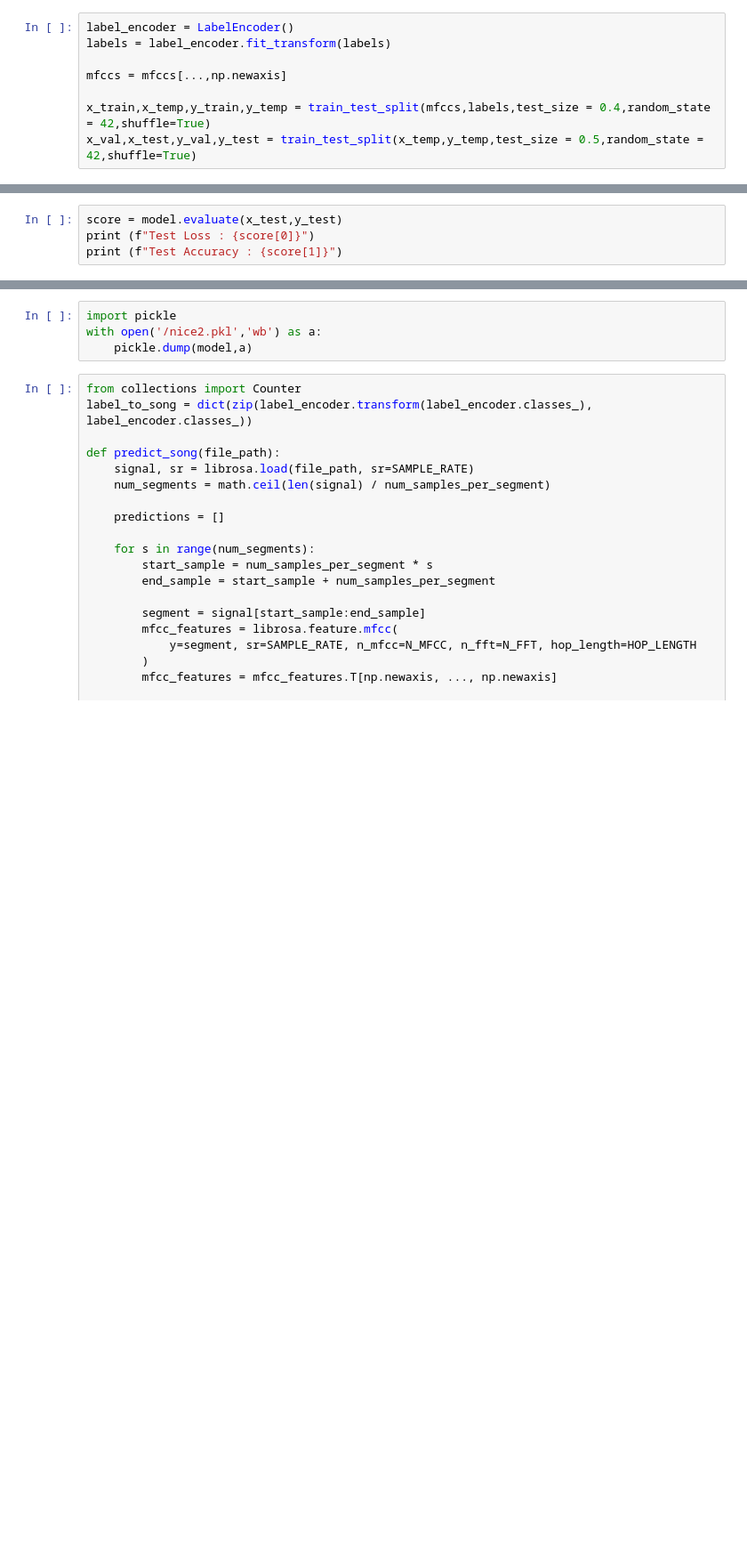
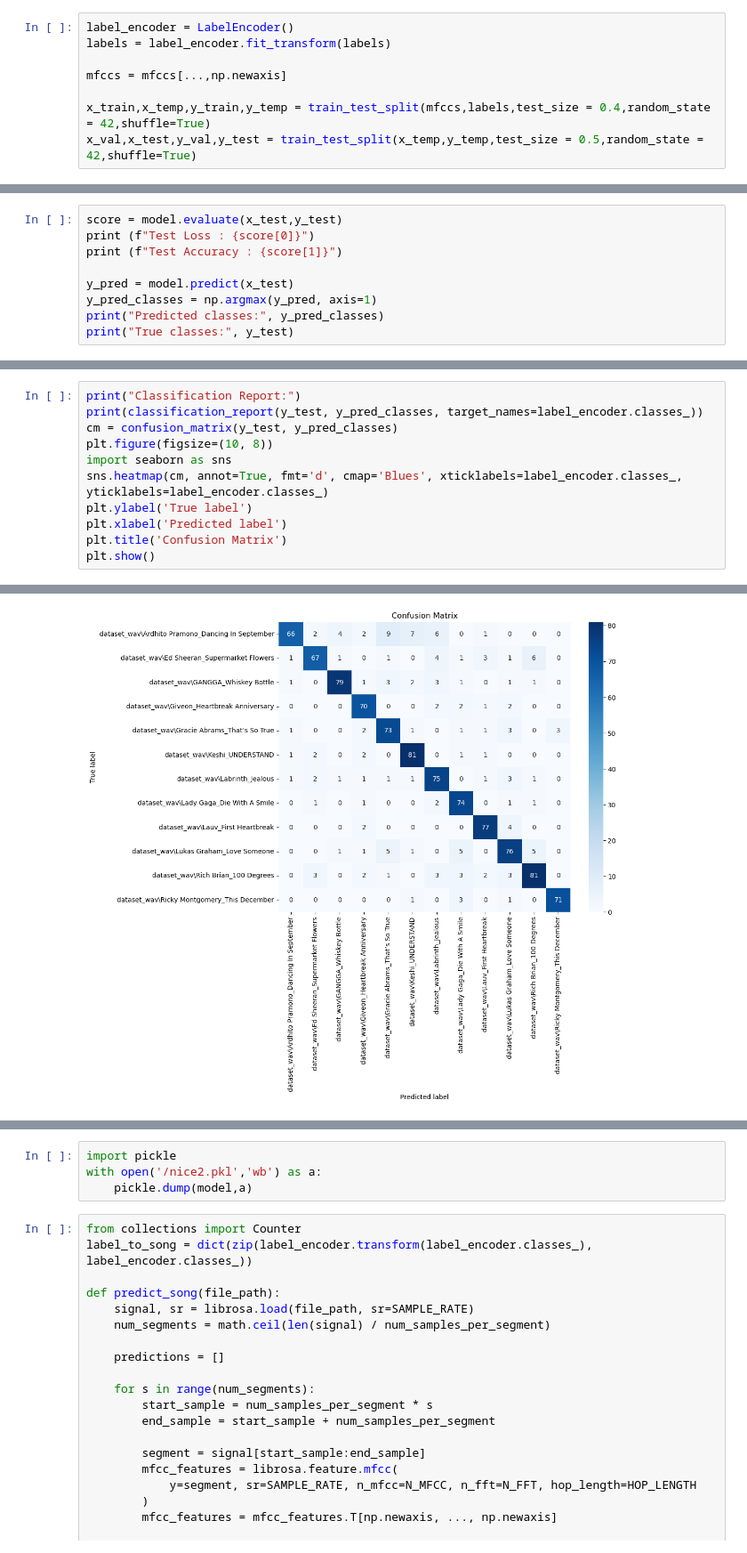
Before and after one commit to AryoBaskoro/tune-guessr, a Jupyter notebook: MFCC/TuneGuessr_MFCC.ipynb, the cells around one changed output, grey strips where cells are left out. Shown at 89% size. Drawn from its saved outputs; the diff is of its cells as text; blank space fills up the shorter version.

```diff
--- a/MFCC/TuneGuessr_MFCC.ipynb
+++ b/MFCC/TuneGuessr_MFCC.ipynb
@@ -438,4 +457,9 @@ Epoch 50/50
 score = model.evaluate(x_test,y_test)
 print (f"Test Loss : {score[0]}")
 print (f"Test Accuracy : {score[1]}")
+
+y_pred = model.predict(x_test)
+y_pred_classes = np.argmax(y_pred, axis=1)
+print("Predicted classes:", y_pred_classes)
+print("True classes:", y_test)
 # %% [output]
@@ -444,0 +472,12 @@ Test Accuracy : 0.8420038819313049
+# %%
+print("Classification Report:")
+print(classification_report(y_test, y_pred_classes, target_names=label_encoder.classes_))
+cm = confusion_matrix(y_test, y_pred_classes)
+plt.figure(figsize=(10, 8))
+import seaborn as sns
+sns.heatmap(cm, annot=True, fmt='d', cmap='Blues', xticklabels=label_encoder.classes_, yticklabels=label_encoder.classes_)
+plt.ylabel('True label')
+plt.xlabel('Predicted label')
+plt.title('Confusion Matrix')
+plt.show()
+# %% [output]
@@ -445,3 +503,4 @@ Test Accuracy : 0.8420038819313049
+[figure, added]
 # %%
 acc = history.history['accuracy']
 val_acc = history.history['val_accuracy']
```
Also changed, not shown: parts of 11 cells of this notebook, 9 other files.
